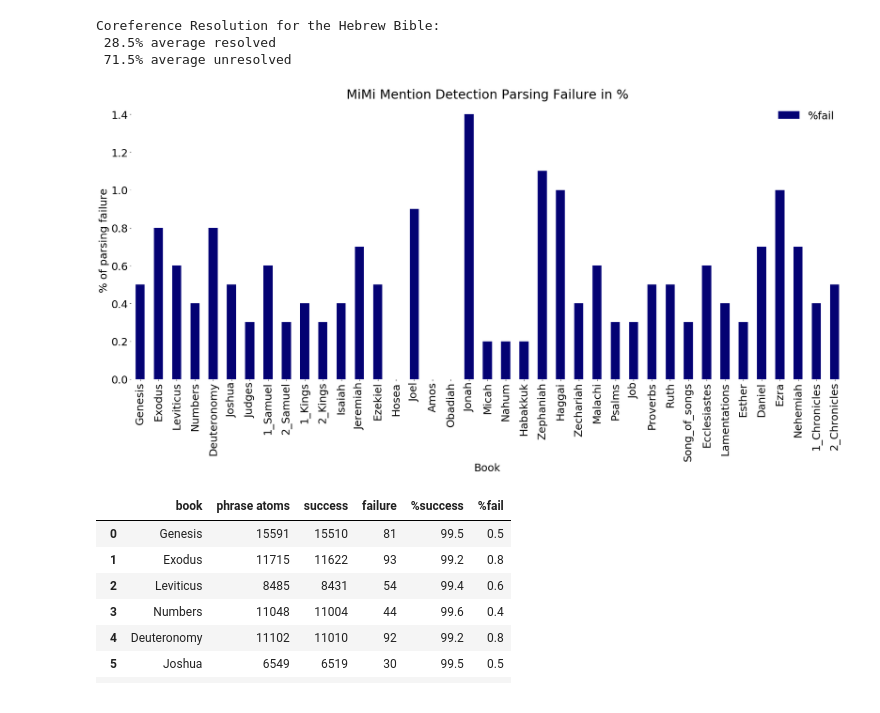
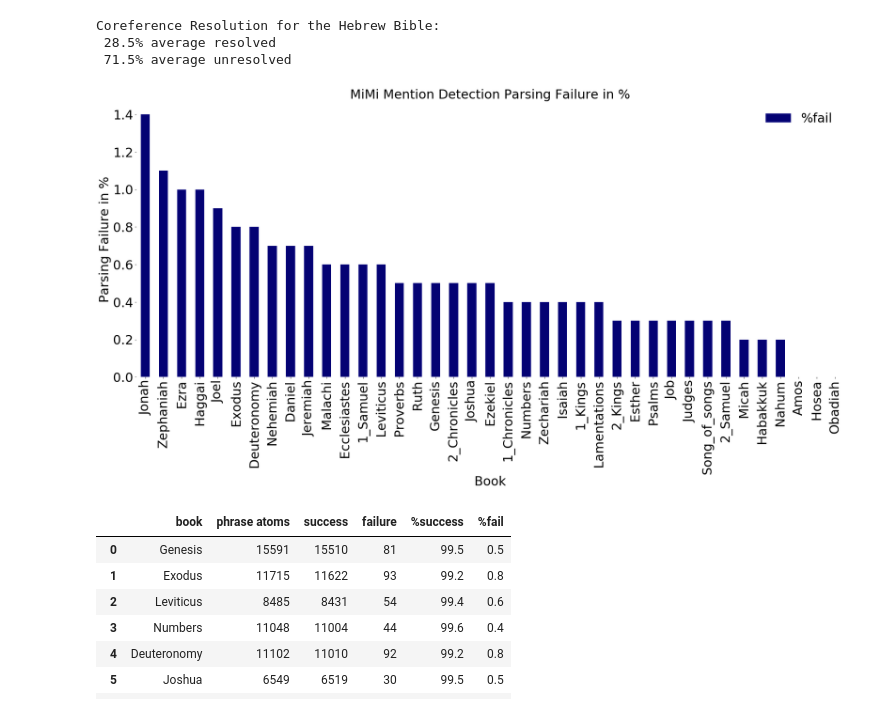
Before and after one commit to cmerwich/participant-analysis, a Jupyter notebook: mimi/mimi-hb/mimi-hb.ipynb, the cells around one changed output. Cells and saved outputs as stored; diff of their text form; code cells hidden in the pictures.

```diff
--- a/mimi/mimi-hb/mimi-hb.ipynb
+++ b/mimi/mimi-hb/mimi-hb.ipynb
@@ -98,21 +98,24 @@ Coreference Resolution for the Hebrew Bible:
 # %%
 def PlotMentionDf(mention_stats_df):
 
-    mention_stats_df.plot(x='book', y='%fail', kind='bar', color='xkcd:deep blue',
-                  figsize=(30,12),
-                  fontsize=25,
-                 )
+    mention_stats_sort = mention_stats_df.sort_values(by=['%fail'], ascending=False)
+
+    mention_stats_sort.plot(x='book', y='%fail', kind='bar',
+                            color='xkcd:deep blue',
+                            figsize=(30,12),
+                            fontsize=30
+                           )
 
     plt.title(('MiMi Mention Detection Parsing Failure in %'), fontsize=30)
-    plt.xlabel('Book', fontsize=25)
-    plt.ylabel('% of parsing failure', fontsize=25)
+    plt.xlabel('Book', fontsize=30)
+    plt.ylabel('Parsing Failure in %', fontsize=30)
     plt.box(False)
-    plt.legend(frameon=False, fontsize=25)
+    plt.legend(frameon=False, fontsize=30)
     plt.show()
 
 PlotMentionDf(mention_stats_df)
 # %% [output]
-[figure, old version]
+[figure, new version]
 # %%
 mention_stats_df
 # %% [output]
```
Also changed, not shown: parts of 2 cells of this notebook, 3 other files.
